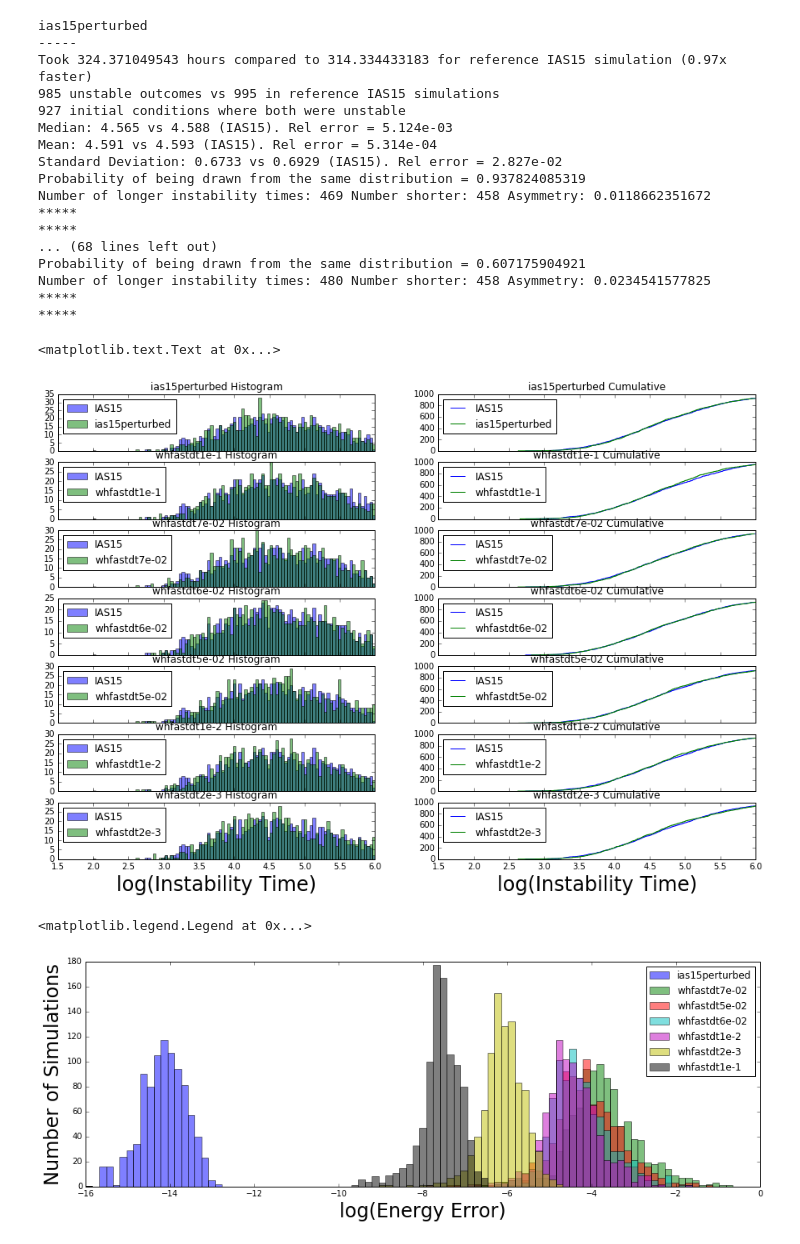
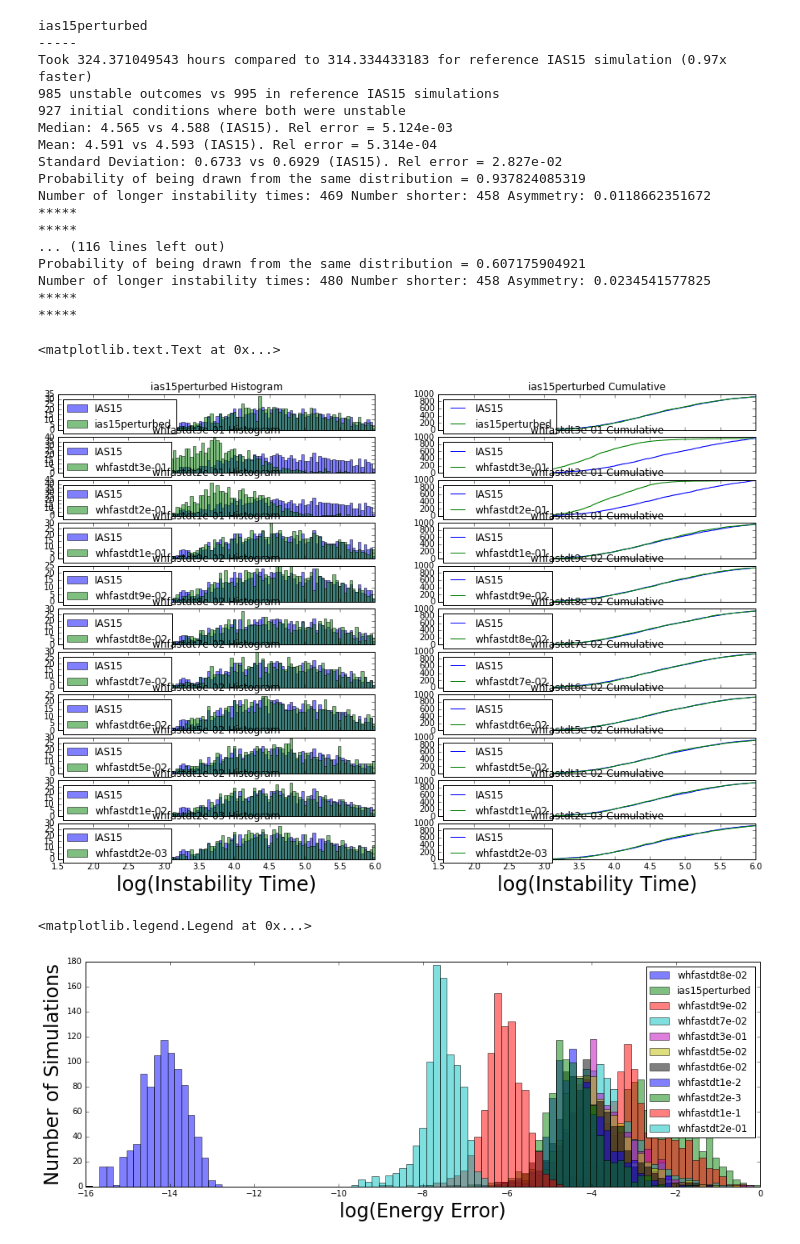
Before and after one commit to dtamayo/Stability, a Jupyter notebook: Analysis/whfastvsias15.ipynb, the cells around one changed output. Cells and saved outputs as stored; diff of their text form; code cells hidden in the pictures.

```diff
--- a/Analysis/whfastvsias15.ipynb
+++ b/Analysis/whfastvsias15.ipynb
@@ -4,7 +4,8 @@ import numpy as np
 
 path = '/mnt/raid-cita/dtamayo/Stability/data/iaswhfastcomparison/'
 df_ref = pd.read_csv(path+'1e6datasetias15.csv', index_col=0)
-datasets = ['ias15perturbed', 'whfastdt1e-1', 'whfastdt7e-02', 'whfastdt6e-02', 'whfastdt5e-02', 'whfastdt1e-2', 'whfastdt2e-3']
+dts = [0.3, 0.2, 0.1, 0.09, 0.08, 0.07, 0.06, 0.05, 0.01, 0.002]
+datasets = ['ias15perturbed'] + ['whfastdt'+"{:.0e}".format(dt) for dt in dts]
 frames = [pd.read_csv(path+'1e6dataset'+dataset+'.csv', index_col=0) for dataset in datasets]
 dfs = dict(zip(datasets, frames))
 # %%
@@ -14,6 +15,11 @@ import matplotlib.pyplot as plt
 
 Eerrs = []
 ts = []
+probsames = []
+asymmetries = []
+medianerrs = []
+meanerrs = []
+stdeverrs = []
 
 Nbins = 100
 bins = np.linspace(2,6,Nbins)
@@ -36,9 +42,13 @@ for i, key in enumerate(datasets):
     df_t = np.log10(df.loc[m3, 'Norbits_instability'])
     ts.append(df_t)
     d,p = ks_2samp(df_ref_t, df_t)
-    print('Median: {0:.4} vs {1:.4} (IAS15). Rel error = {2:.3e}'.format(df_t.median(), df_ref_t.median(), abs(df_t.median()-df_ref_t.median())/df_ref_t.median()))
-    print('Mean: {0:.4} vs {1:.4} (IAS15). Rel error = {2:.3e}'.format(df_t.mean(), df_ref_t.mean(), abs(df_t.mean()-df_ref_t.mean())/df_ref_t.mean()))
-    print('Standard Deviation: {0:.4} vs {1:.4} (IAS15). Rel error = {2:.3e}'.format(df_t.std(), df_ref_t.std(), abs(df_t.std()-df_ref_t.std())/df_ref_t.std()))
+    medianerrs.append(abs(df_t.median()-df_ref_t.median())/df_ref_t.median())
+    meanerrs.append(abs(df_t.mean()-df_ref_t.mean())/df_ref_t.mean())
+    stdeverrs.append(abs(df_t.std()-df_ref_t.std())/df_ref_t.std())
+    probsames.append(p)
+    print('Median: {0:.4} vs {1:.4} (IAS15). Rel error = {2:.3e}'.format(df_t.median(), df_ref_t.median(), medianerrs[-1]))
+    print('Mean: {0:.4} vs {1:.4} (IAS15). Rel error = {2:.3e}'.format(df_t.mean(), df_ref_t.mean(), meanerrs[-1]))
+    print('Standard Deviation: {0:.4} vs {1:.4} (IAS15). Rel error = {2:.3e}'.format(df_t.std(), df_ref_t.std(), stdeverrs[-1]))
     print('Probability of being drawn from the same distribution = {0}'.format(p))
 
     gt = []
@@ -52,6 +62,7 @@ for i, key in enumerate(datasets):
     Ngreater = np.asarray(gt).sum()
     Nless = len(gt)-Ngreater
     asymmetry = (Ngreater-Nless)/float(Ngreater+Nless)
+    asymmetries.append(asymmetry)
 
     print("Number of longer instability times: {0} Number shorter: {1} Asymmetry: {2}".format(Ngreater, Nless, asymmetry))
     axarr[i,0].set_title(key + ' Histogram')
@@ -59,35 +70,35 @@ for i, key in enumerate(datasets):
     axarr[i,0].hist(df_t, bins, alpha=0.5, label=key)
     axarr[i,0].legend(loc='upper left')
 
     size = df_ref_t.size
     axarr[i,1].set_title(key+' Cumulative')
     axarr[i,1].step(np.sort(df_ref_t), np.arange(size), label='IAS15')
     axarr[i,1].step(np.sort(df_t), np.arange(size), label=key)
     axarr[i,1].legend(loc='upper left')
     print('*****')
     print('*****')
 axarr[-1,0].set_xlabel('log(Instability Time)', fontsize=24)
 axarr[-1,1].set_xlabel('log(Instability Time)', fontsize=24)
 # %% [output]
 ias15perturbed
 -----
 Took 324.371049543 hours compared to 314.334433183 for reference IAS15 simulation (0.97x faster)
 985 unstable outcomes vs 995 in reference IAS15 simulations
 927 initial conditions where both were unstable
 Median: 4.565 vs 4.588 (IAS15). Rel error = 5.124e-03
 Mean: 4.591 vs 4.593 (IAS15). Rel error = 5.314e-04
 Standard Deviation: 0.6733 vs 0.6929 (IAS15). Rel error = 2.827e-02
 Probability of being drawn from the same distribution = 0.937824085319
 Number of longer instability times: 469 Number shorter: 458 Asymmetry: 0.0118662351672
 *****
 *****
-... (68 lines left out)
+... (116 lines left out)
 Probability of being drawn from the same distribution = 0.607175904921
 Number of longer instability times: 480 Number shorter: 458 Asymmetry: 0.0234541577825
 *****
 *****
 <matplotlib.text.Text at 0x...>
-[figure, old version]
+[figure, new version]
 # %%
 %matplotlib inline
 import matplotlib.pyplot as plt
@@ -103,4 +114,4 @@ ax.set_ylabel('Number of Simulations', fontsize=24)
 plt.legend()
 # %% [output]
 <matplotlib.legend.Legend at 0x...>
-[figure, old version]
+[figure, new version]
```
Also changed, not shown: parts of 4 cells of this notebook, 9 other files.
